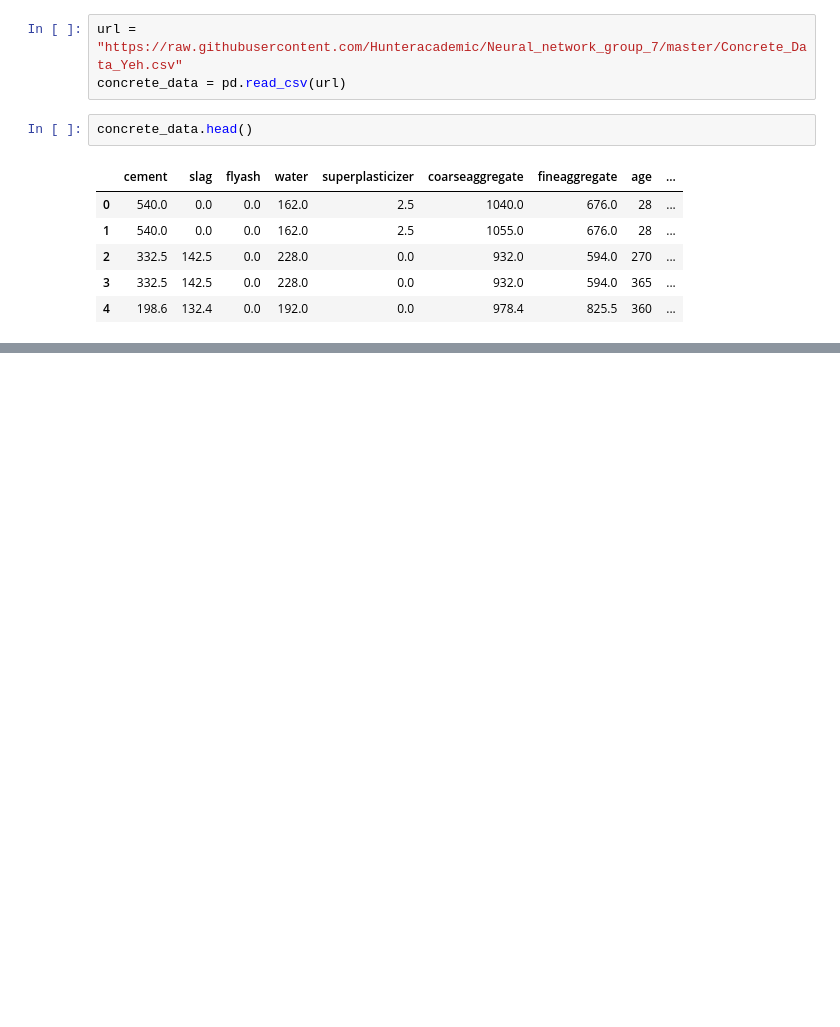
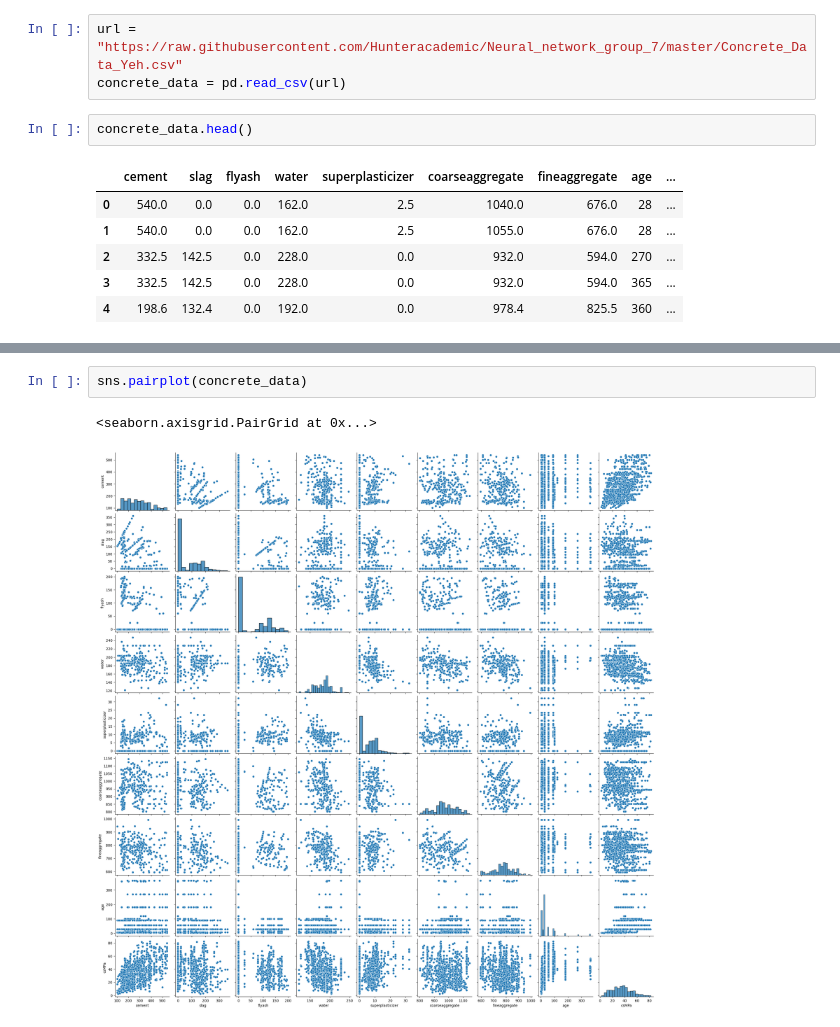
Before and after one commit to Hunteracademic/Neural_network_group_7, a Jupyter notebook: working file.ipynb, the cells around one changed output, grey strips where cells are left out. Saved outputs shown, nothing was run; the diff lists cells and outputs as text; blank space fills up the shorter version.

```diff
--- a/working file.ipynb
+++ b/working file.ipynb
@@ -14,0 +105,5 @@ concrete_data.head()
+# %%
+sns.pairplot(concrete_data)
+# %% [output]
+<seaborn.axisgrid.PairGrid at 0x...>
+[figure, added]
```
Also changed, not shown: parts of 11 cells of this notebook.
